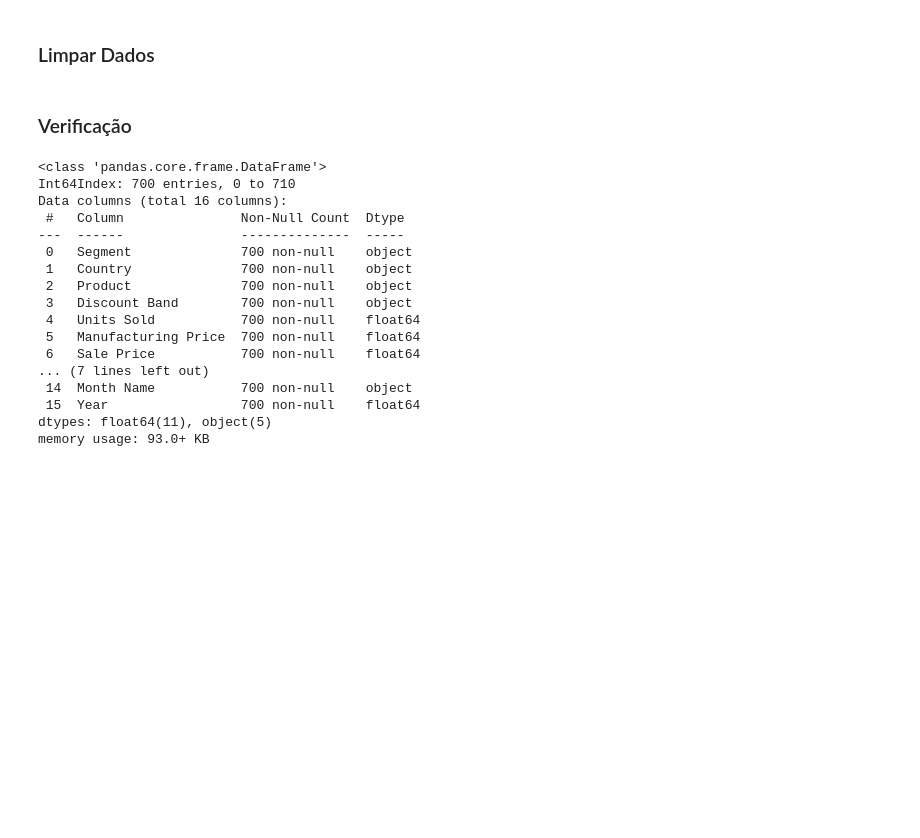
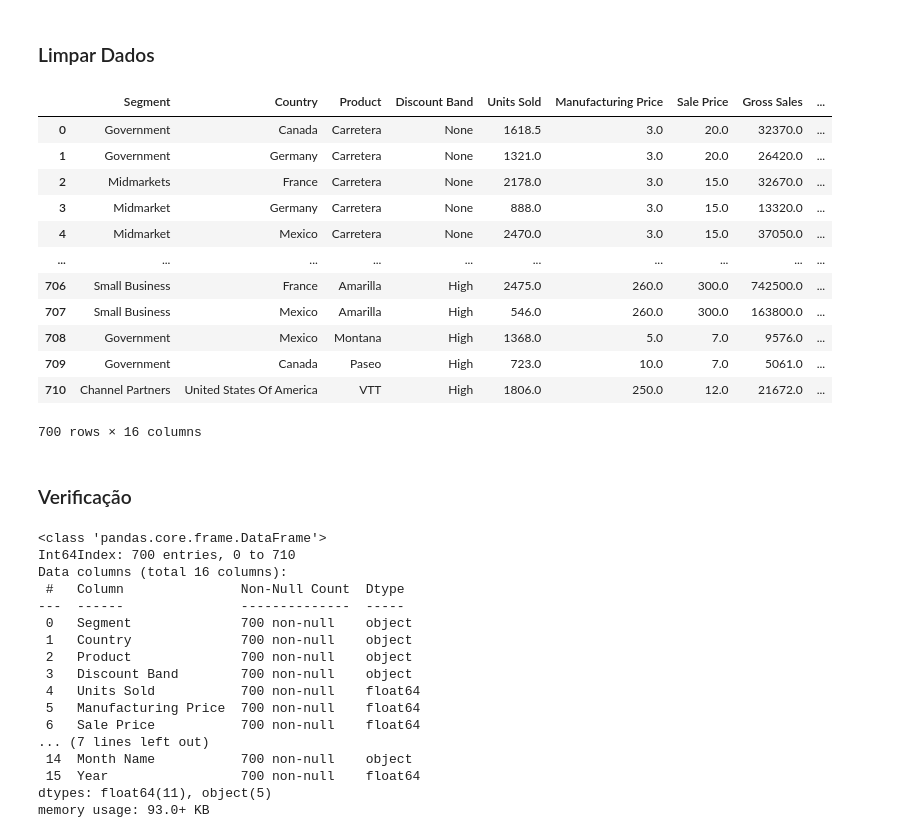
Before and after one commit to rickluizms/data-cleaning-pipeline, a Jupyter notebook: pipeline/pipeline.ipynb, the cells around one changed output. Cells and saved outputs as stored; diff of their text form; code cells hidden in the pictures; blank space fills up the shorter version.

```diff
--- a/pipeline/pipeline.ipynb
+++ b/pipeline/pipeline.ipynb
@@ -89,6 +104,24 @@ df[df.duplicated(keep=False)]
 df = df.dropna(how='all')
 # %%
 df = df.drop_duplicates()
+# %%
+df['Country'] = df['Country'].str.lower()
+df['Country'] = df['Country'].str.strip()
+df['Country'] = df['Country'].str.title()
+# %% [output]
+|  | Segment | Country | Product | Discount Band | Units Sold | Manufacturing Price | Sale Price | Gross Sales | ... |
+| 0 | Government | Canada | Carretera | None | 1618.5 | 3.0 | 20.0 | 32370.0 | ... |
+| 1 | Government | Germany | Carretera | None | 1321.0 | 3.0 | 20.0 | 26420.0 | ... |
+| 2 | Midmarkets | France | Carretera | None | 2178.0 | 3.0 | 15.0 | 32670.0 | ... |
+| 3 | Midmarket | Germany | Carretera | None | 888.0 | 3.0 | 15.0 | 13320.0 | ... |
+| 4 | Midmarket | Mexico | Carretera | None | 2470.0 | 3.0 | 15.0 | 37050.0 | ... |
+| ... | ... | ... | ... | ... | ... | ... | ... | ... | ... |
+| 706 | Small Business | France | Amarilla | High | 2475.0 | 260.0 | 300.0 | 742500.0 | ... |
+| 707 | Small Business | Mexico | Amarilla | High | 546.0 | 260.0 | 300.0 | 163800.0 | ... |
+| 708 | Government | Mexico | Montana | High | 1368.0 | 5.0 | 7.0 | 9576.0 | ... |
+| 709 | Government | Canada | Paseo | High | 723.0 | 10.0 | 7.0 | 5061.0 | ... |
+| 710 | Channel Partners | United States Of America | VTT | High | 1806.0 | 250.0 | 12.0 | 21672.0 | ... |
+700 rows × 16 columns
 # %% [markdown]
 ### Verificação
 # %%
```
Also changed, not shown: parts of 2 cells of this notebook, 1 other file.
